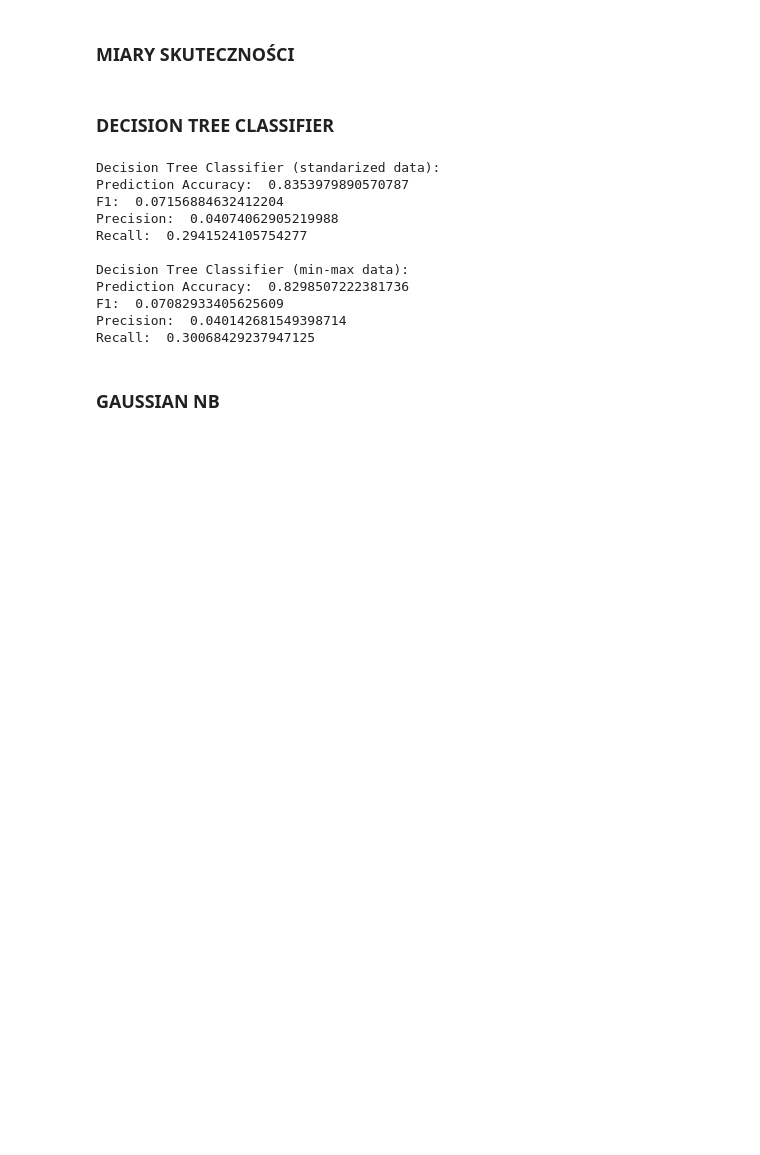
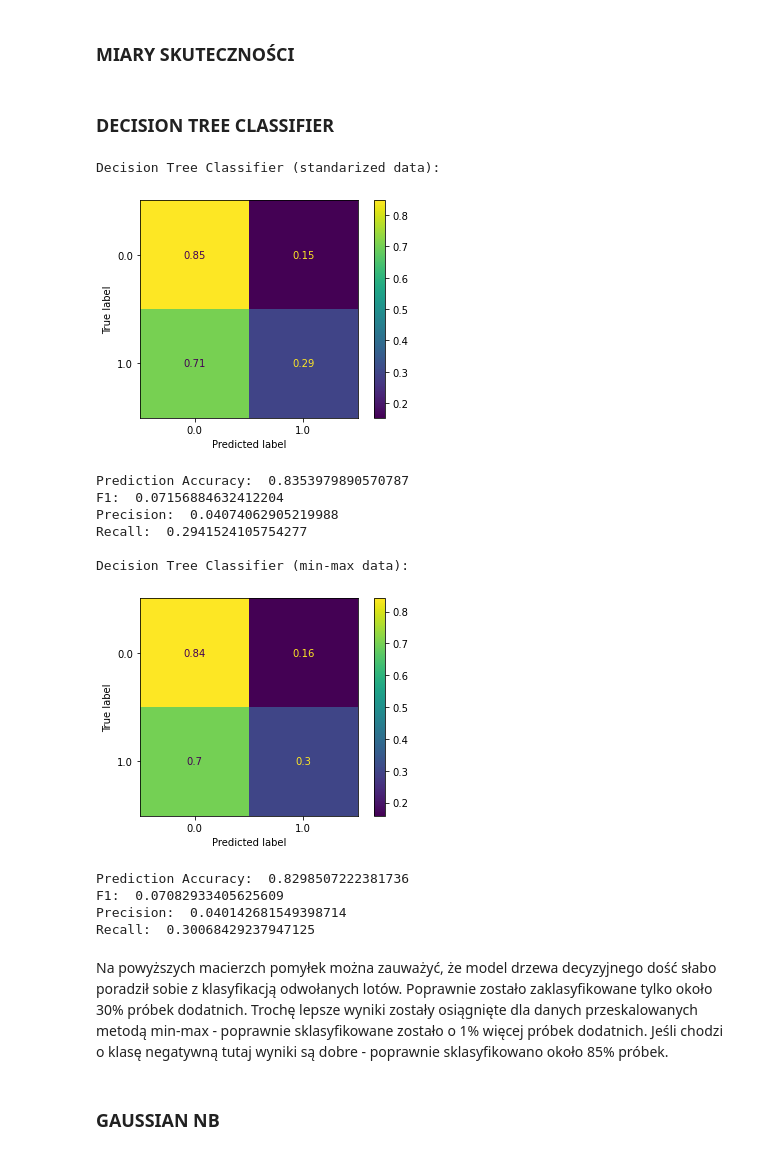
Before and after one commit to KlaudiaKromolowska/BigDataMachineLearning, a Jupyter notebook: BigDataMachineLearning-cz2.ipynb, the cells around one changed output. Saved outputs shown, nothing was run; the diff lists cells and outputs as text; code cells hidden in the pictures; blank space fills up the shorter version.

Commit message:
Added confusion matrices

```diff
--- a/BigDataMachineLearning-cz2.ipynb
+++ b/BigDataMachineLearning-cz2.ipynb
@@ -278,3 +282,6 @@ with pd.option_context('display.float_format', '{:.2f}'.format, 'display.max_row
+# %%
+data_standard = pd.read_parquet("./data_mow_2007_standard.parquet")
+data_minmax = pd.read_parquet("./data_mow_2007_minmax.parquet")
 # %%
 import warnings
 warnings.simplefilter(action='ignore', category=FutureWarning)
@@ -361,28 +368,33 @@ def effectiveness_measures_classifier(y_test, predictions):
 # %%
 from sklearn.metrics import ConfusionMatrixDisplay
 from sklearn.tree import DecisionTreeClassifier
 
 eff_dtc = []
 
 for name, x_train, y_train, x_test, y_test in data_sets:
     dtc = DecisionTreeClassifier(max_depth=10, class_weight="balanced").fit(x_train, y_train)
     pred = dtc.predict(x_test)
     print(f"Decision Tree Classifier ({name} data):")
-    # ConfusionMatrixDisplay.from_predictions(y_test,pred, normalize='true')
+    ConfusionMatrixDisplay.from_predictions(y_test,pred, normalize='true')
+    plt.show()
     eff_dtc.append(effectiveness_measures_classifier(y_test, pred))
     print("")
 # %% [output]
 Decision Tree Classifier (standarized data):
-Prediction Accuracy:  0.8353979890570787
-F1:  0.07156884632412204
-Precision:  0.04074062905219988
-Recall:  0.2941524105754277
-
-Decision Tree Classifier (min-max data):
-Prediction Accuracy:  0.8298507222381736
-F1:  0.07082933405625609
-Precision:  0.040142681549398714
-Recall:  0.30068429237947125
+[figure, added]
+Prediction Accuracy:  0.8353979890570787
+F1:  0.07156884632412204
+Precision:  0.04074062905219988
+Recall:  0.2941524105754277
+
+Decision Tree Classifier (min-max data):
+[figure, added]
+Prediction Accuracy:  0.8298507222381736
+F1:  0.07082933405625609
+Precision:  0.040142681549398714
+Recall:  0.30068429237947125
+# %% [markdown]
+Na powyższych macierzch pomyłek można zauważyć, że model drzewa decyzyjnego dość słabo poradził sobie z klasyfikacją odwołanych lotów. Poprawnie zostało zaklasyfikowane tylko około 30% próbek dodatnich. Trochę lepsze wyniki zostały osiągnięte dla danych przeskalowanych metodą min-max - poprawnie sklasyfikowane zostało o 1% więcej próbek dodatnich. Jeśli chodzi o klasę negatywną tutaj wyniki są dobre - poprawnie sklasyfikowano około 85% próbek.
 # %% [markdown]
 ### GAUSSIAN NB
 # %%
```
Also changed, not shown: parts of 13 cells of this notebook.
